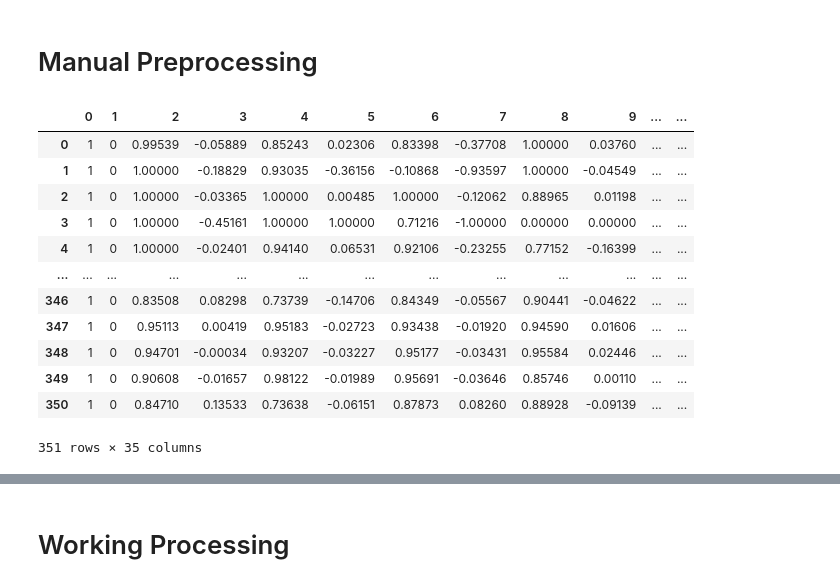
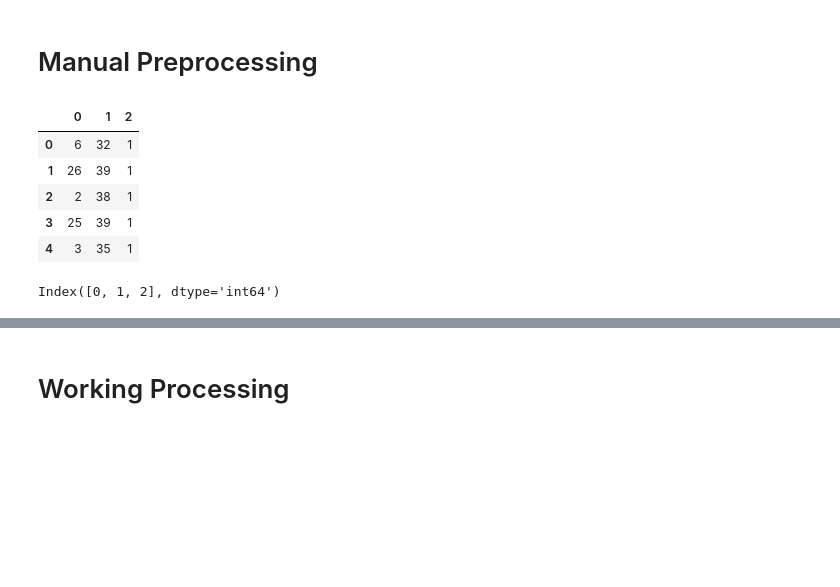
Before and after one commit to Ashirbad-Sarangi/gda, a Jupyter notebook: codes/binary_class_lda.ipynb, the cells around one changed output, grey strips where cells are left out. Cells and saved outputs as stored; diff of their text form; code cells hidden in the pictures; blank space fills up the shorter version.

```diff
--- a/codes/binary_class_lda.ipynb
+++ b/codes/binary_class_lda.ipynb
@@ -9,24 +9,17 @@ warnings.filterwarnings('ignore')
 # %%
 os.chdir('../data/')
 # %%
-filename = 'ionosphere.data'
+filename = 'data1.csv'
 # %% [markdown]
 # Manual Preprocessing
 # %%
 df_raw = analytics.read_csv(filename,header=None)
-df_raw
+df_raw.head()
 # %% [output]
-|  | 0 | 1 | 2 | 3 | 4 | 5 | 6 | 7 | 8 | 9 | ... | ... |
-| 0 | 1 | 0 | 0.99539 | -0.05889 | 0.85243 | 0.02306 | 0.83398 | -0.37708 | 1.00000 | 0.03760 | ... | ... |
-| 1 | 1 | 0 | 1.00000 | -0.18829 | 0.93035 | -0.36156 | -0.10868 | -0.93597 | 1.00000 | -0.04549 | ... | ... |
-| 2 | 1 | 0 | 1.00000 | -0.03365 | 1.00000 | 0.00485 | 1.00000 | -0.12062 | 0.88965 | 0.01198 | ... | ... |
-| 3 | 1 | 0 | 1.00000 | -0.45161 | 1.00000 | 1.00000 | 0.71216 | -1.00000 | 0.00000 | 0.00000 | ... | ... |
-| 4 | 1 | 0 | 1.00000 | -0.02401 | 0.94140 | 0.06531 | 0.92106 | -0.23255 | 0.77152 | -0.16399 | ... | ... |
-| ... | ... | ... | ... | ... | ... | ... | ... | ... | ... | ... | ... | ... |
-| 346 | 1 | 0 | 0.83508 | 0.08298 | 0.73739 | -0.14706 | 0.84349 | -0.05567 | 0.90441 | -0.04622 | ... | ... |
-| 347 | 1 | 0 | 0.95113 | 0.00419 | 0.95183 | -0.02723 | 0.93438 | -0.01920 | 0.94590 | 0.01606 | ... | ... |
-| 348 | 1 | 0 | 0.94701 | -0.00034 | 0.93207 | -0.03227 | 0.95177 | -0.03431 | 0.95584 | 0.02446 | ... | ... |
-| 349 | 1 | 0 | 0.90608 | -0.01657 | 0.98122 | -0.01989 | 0.95691 | -0.03646 | 0.85746 | 0.00110 | ... | ... |
-| 350 | 1 | 0 | 0.84710 | 0.13533 | 0.73638 | -0.06151 | 0.87873 | 0.08260 | 0.88928 | -0.09139 | ... | ... |
+|  | 0 | 1 | 2 |
+| 0 | 6 | 32 | 1 |
+| 1 | 26 | 39 | 1 |
+| 2 | 2 | 38 | 1 |
+| 3 | 25 | 39 | 1 |
+| 4 | 3 | 35 | 1 |
-351 rows × 35 columns
 # %%
@@ -36,3 +30,7 @@ df_raw = analytics.read_csv('check.csv',header=None)
+# %%
+df_raw.columns
+# %% [output]
+Index([0, 1, 2], dtype='int64')
 # %%
 cols = ['x'+str(i+1) for i in df_raw.columns[:-1]] + ['y']
 df_raw.columns = cols
```
Also changed, not shown: parts of 13 cells of this notebook, 3 other files.
